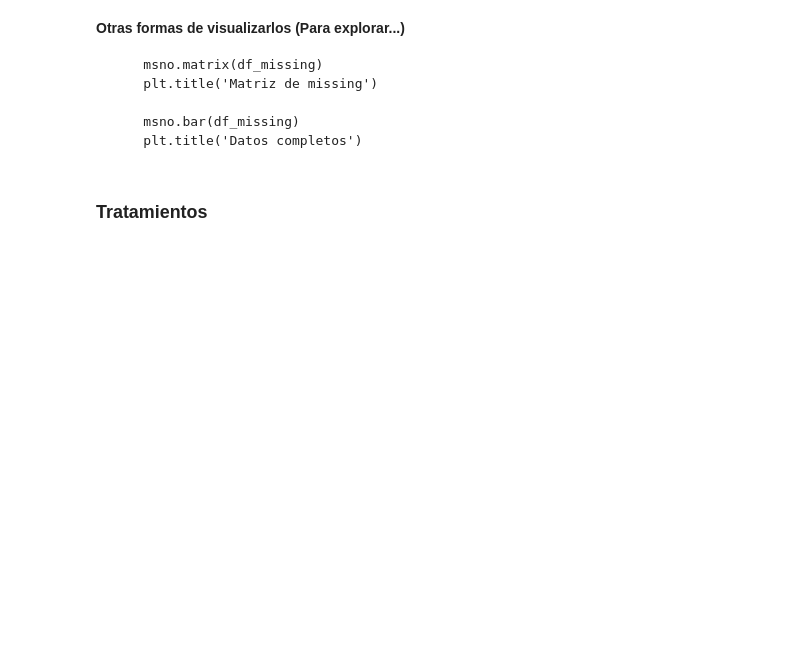
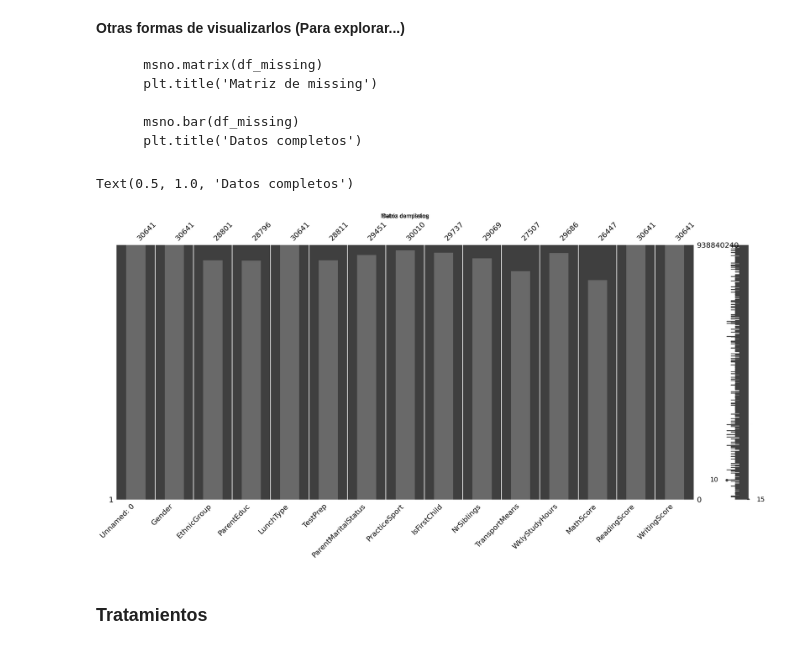
Before and after one commit to jazaineam1/Andes_ADDBD, a Jupyter notebook: Sesion7/M3 Clase 4 - Missing Outliers.ipynb, the cells around one changed output. Drawn from its saved outputs; the diff is of its cells as text; code cells hidden in the pictures; blank space fills up the shorter version.

````diff
--- a/Sesion7/M3 Clase 4 - Missing Outliers.ipynb
+++ b/Sesion7/M3 Clase 4 - Missing Outliers.ipynb
@@ -266,6 +278,15 @@ Text(0.5, 1.0, 'Missing de la base de datos')
     msno.bar(df_missing)
     plt.title('Datos completos')
 ```
+# %%
+msno.matrix(df_missing)
+plt.title('Matriz de missing')
+
+msno.bar(df_missing)
+plt.title('Datos completos')
+# %% [output]
+Text(0.5, 1.0, 'Datos completos')
+[figure, added]
 # %% [markdown]
 ### Tratamientos
 # %% [markdown]
````
Also changed, not shown: parts of 2 cells of this notebook.
